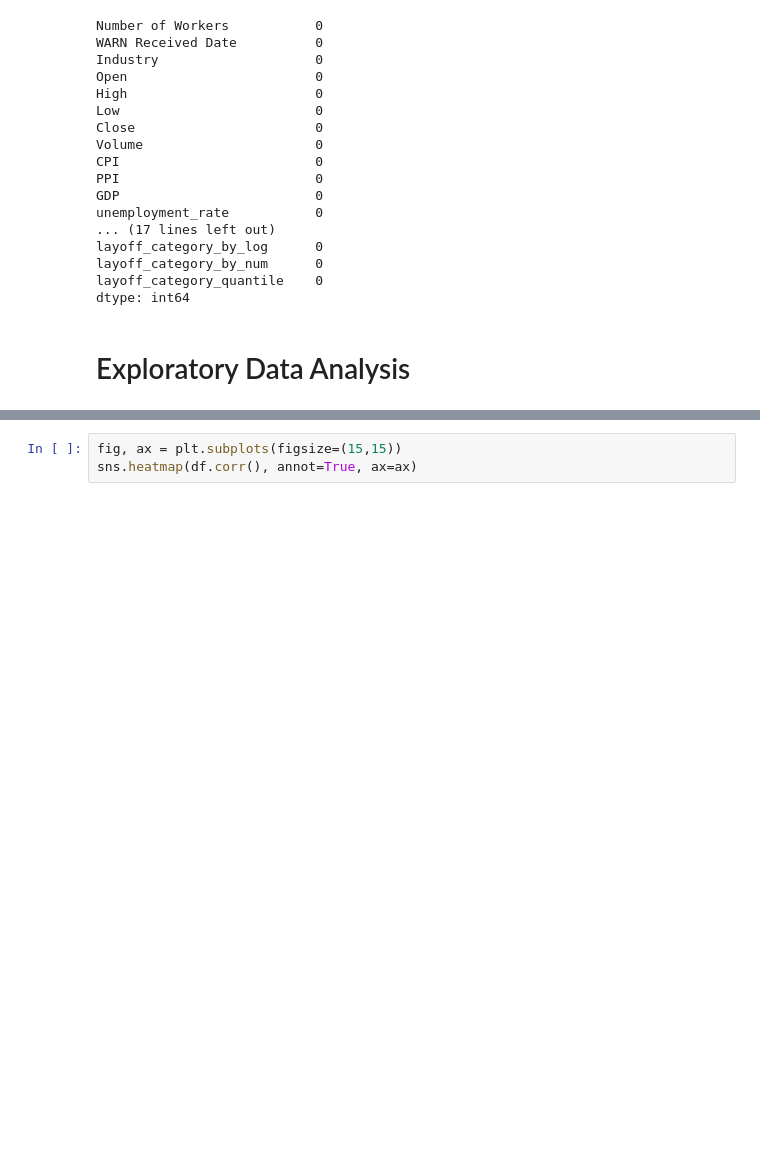
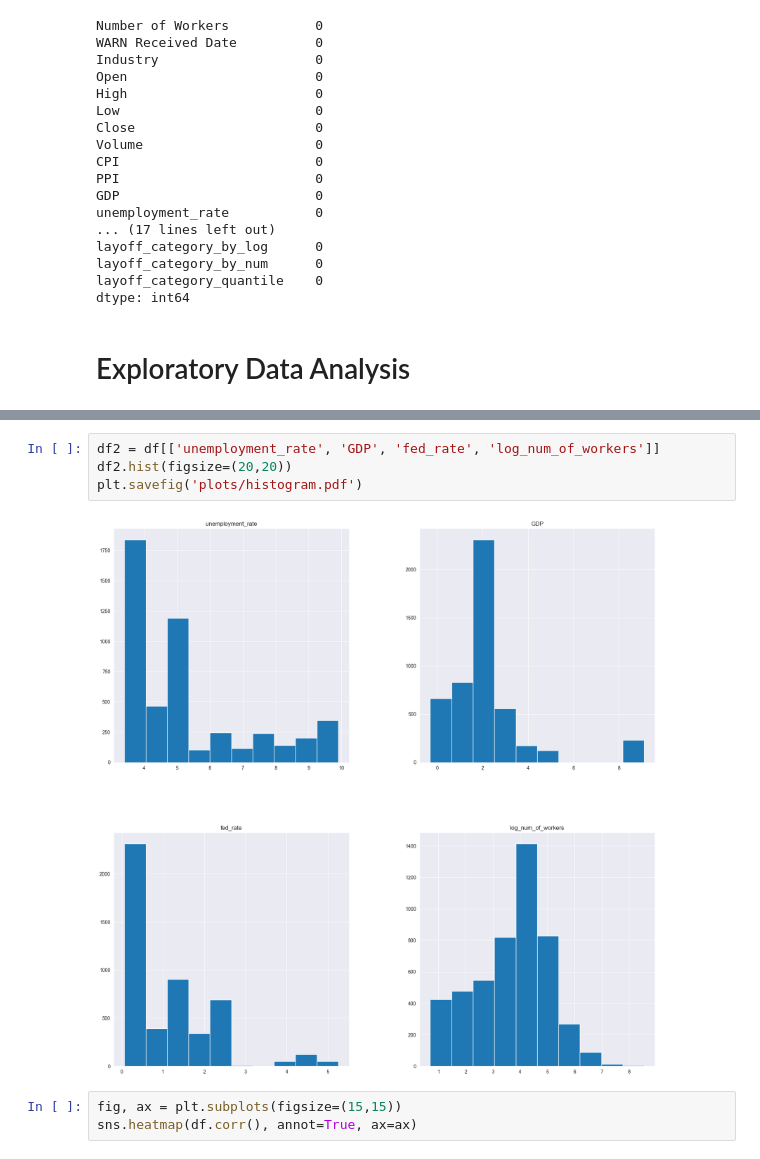
Before and after one commit to darrenmcewan/Layoffs, a Jupyter notebook: model_selection.ipynb, the cells around one changed output, grey strips where cells are left out. Saved outputs shown, nothing was run; the diff lists cells and outputs as text; blank space fills up the shorter version.

```diff
--- a/model_selection.ipynb
+++ b/model_selection.ipynb
@@ -98,3 +86,9 @@ array([[<AxesSubplot: title={'center': 'Number of Workers'}>,
+# %%
+df2 = df[['unemployment_rate', 'GDP', 'fed_rate', 'log_num_of_workers']]
+df2.hist(figsize=(20,20))
+plt.savefig('plots/histogram.pdf')
+# %% [output]
+[figure, added]
 # %%
 fig, ax = plt.subplots(figsize=(15,15))
 sns.heatmap(df.corr(), annot=True, ax=ax)
```
Also changed, not shown: parts of 7 cells of this notebook, 4 other files.
